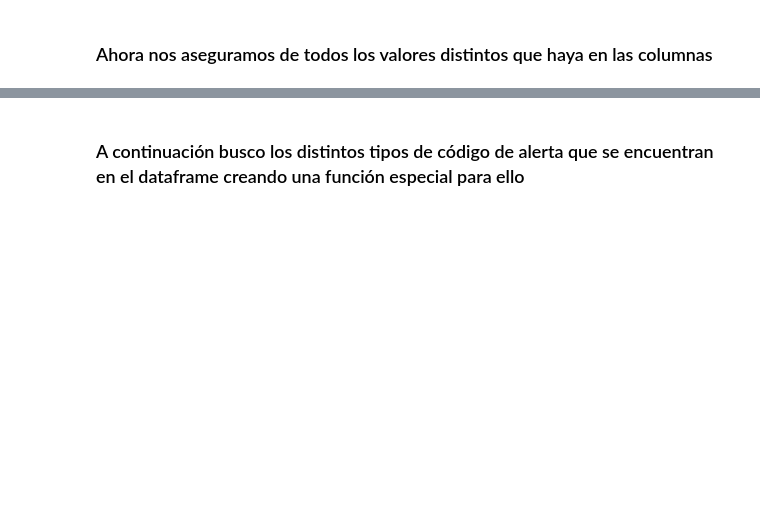
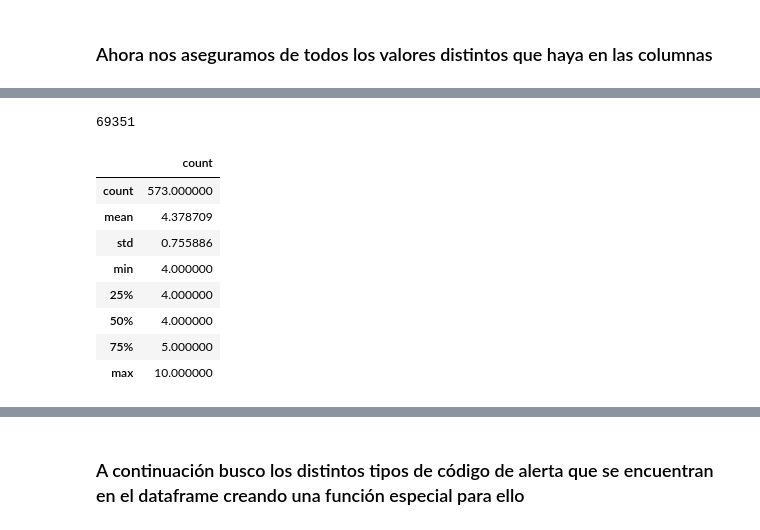
Before and after one commit to BranCF/microservices_consults, a Jupyter notebook: script1.ipynb, the cells around one changed output, grey strips where cells are left out. Saved outputs shown, nothing was run; the diff lists cells and outputs as text; code cells hidden in the pictures; blank space fills up the shorter version.

```diff
--- a/script1.ipynb
+++ b/script1.ipynb
@@ -92,2 +113,32 @@ determineDistinctValues(df, 'apiKey') #Solo existe un valor posible para este ca
+# %%
+len(list(determineDistinctValues(df, 'ip')))
+# %% [output]
+69351
+# %%
+#vinsByIp = list(df.groupby('ip')['VIN'].apply(list))
+#ips = list(set(df['ip']))
+#if len(ips) == len(vinsByIp):
+ #   ipsVinsFrame = []
+ #   for ipsIndex in range(len(ips)):
+  #      ipsVinsFrame.append([ips[ipsIndex], len(set(vinsByIp[ipsIndex]))])
+   # ipsVinsFrame = pd.DataFrame(ipsVinsFrame,columns = ['ip', 'count'])
+ips_vins_frame = (
+    df.groupby('ip')['VIN']
+    .nunique()  # Count unique 'VIN's in each group
+    .reset_index()  # Convert the series back to a DataFrame
+    .rename(columns={'VIN': 'count'})  # Rename the column for clarity
+)
+# %%
+ips_vins_frame[ips_vins_frame['count']>3].describe()
+# %% [output]
+|  | count |
+| count | 573.000000 |
+| mean | 4.378709 |
+| std | 0.755886 |
+| min | 4.000000 |
+| 25% | 4.000000 |
+| 50% | 4.000000 |
+| 75% | 5.000000 |
+| max | 10.000000 |
 # %%
 determineDistinctValues(df, 'userId') #Solo existe un valor posible para este campo
```
Also changed, not shown: parts of 35 cells of this notebook, 1 other file.
